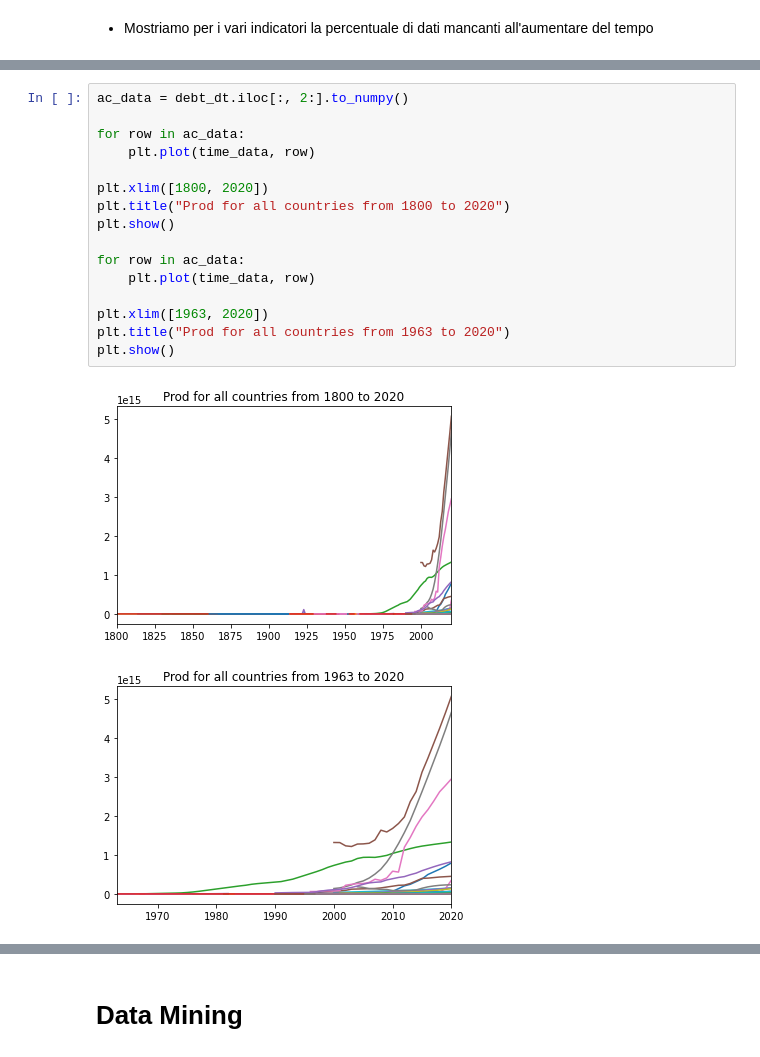
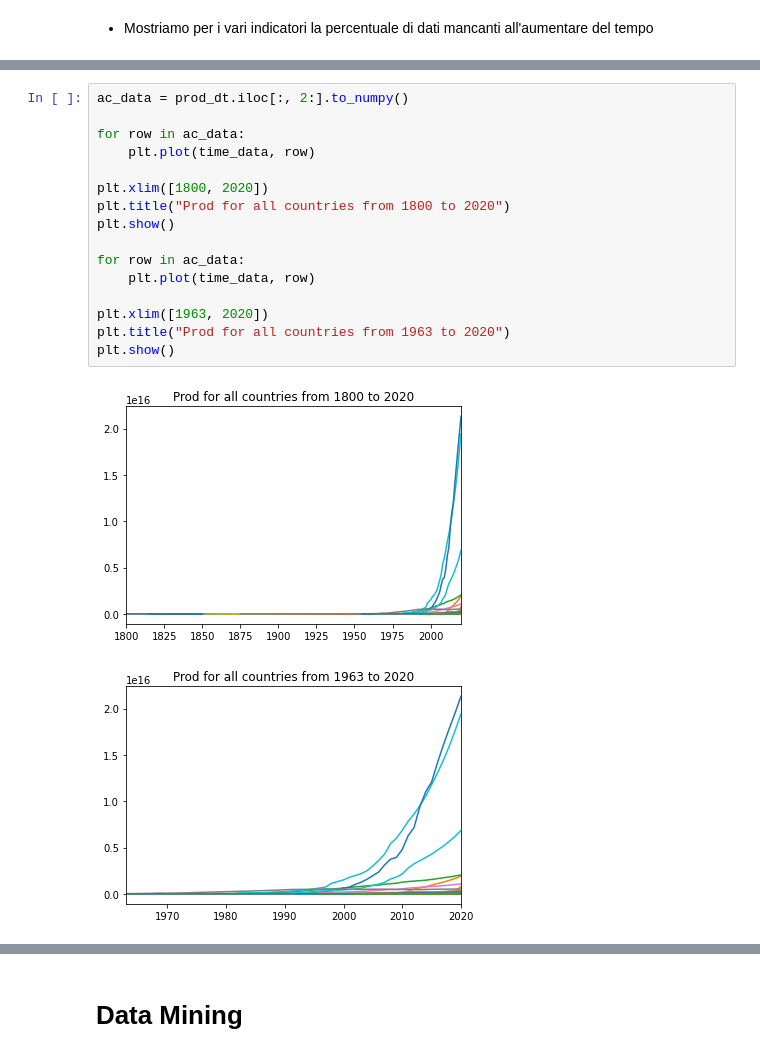
Before and after one commit to holderekt/world-analysis, a Jupyter notebook: data_mining.ipynb, the cells around one changed output, grey strips where cells are left out. Cells and saved outputs as stored; diff of their text form.

```diff
--- a/data_mining.ipynb
+++ b/data_mining.ipynb
@@ -89,20 +172,20 @@ plt.show()
 # %%
-ac_data = debt_dt.iloc[:, 2:].to_numpy()
+ac_data = prod_dt.iloc[:, 2:].to_numpy()
 
 for row in ac_data:
     plt.plot(time_data, row)
 
 plt.xlim([1800, 2020])
 plt.title("Prod for all countries from 1800 to 2020")
 plt.show()
 
 for row in ac_data:
     plt.plot(time_data, row)
 
 plt.xlim([1963, 2020])
 plt.title("Prod for all countries from 1963 to 2020")
 plt.show()
 # %% [output]
-[figure, old version]
+[figure, new version]
-[figure, old version]
+[figure, new version]
 # %%
```
Also changed, not shown: parts of 12 cells of this notebook.
